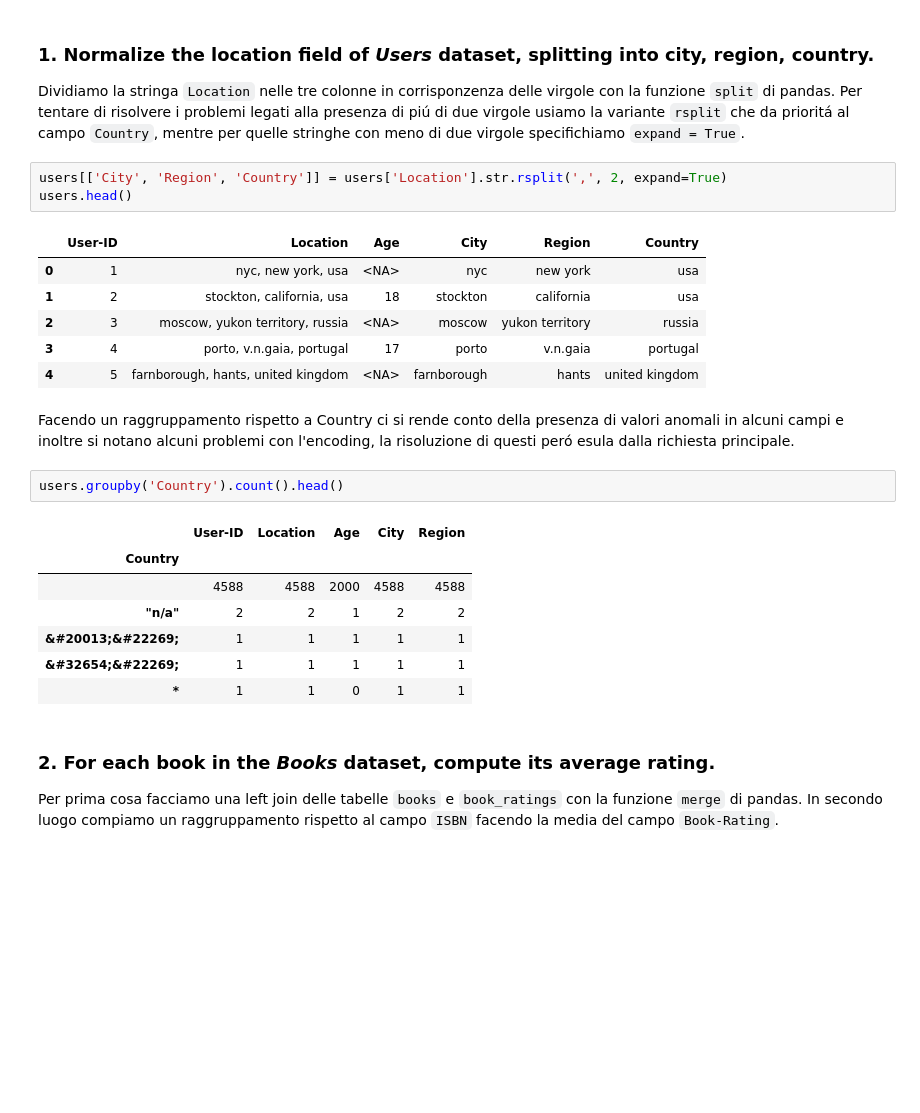
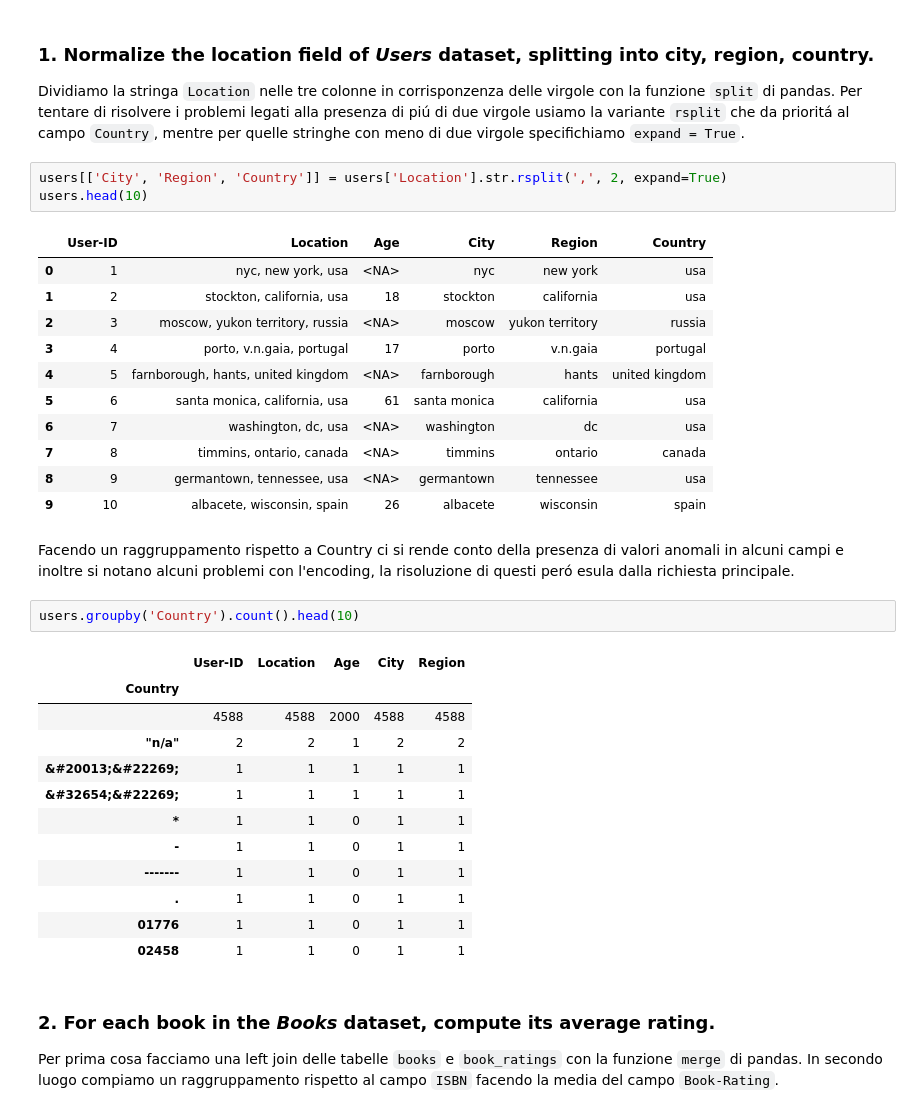
Before and after one commit to gianscuri/Computer_Science_Project_Pandas, a Jupyter notebook: progetto-2021.ipynb, the cells around one changed output. Drawn from its saved outputs; the diff is of its cells as text; blank space fills up the shorter version.

```diff
--- a/progetto-2021.ipynb
+++ b/progetto-2021.ipynb
@@ -147,18 +147,23 @@ goodbooks[goodbooks['isbn'].str.contains("\W+", regex = True)]
 Dividiamo la stringa `Location` nelle tre colonne in corrisponzenza delle virgole con la funzione `split` di pandas. Per tentare di risolvere i problemi legati alla presenza di piú di due virgole usiamo la variante `rsplit` che da prioritá al campo `Country`, mentre per quelle stringhe con meno di due virgole specifichiamo `expand = True`.
 # %%
 users[['City', 'Region', 'Country']] = users['Location'].str.rsplit(',', 2, expand=True)
-users.head()
+users.head(10)
 # %% [output]
 |  | User-ID | Location | Age | City | Region | Country |
 | 0 | 1 | nyc, new york, usa | <NA> | nyc | new york | usa |
 | 1 | 2 | stockton, california, usa | 18 | stockton | california | usa |
 | 2 | 3 | moscow, yukon territory, russia | <NA> | moscow | yukon territory | russia |
 | 3 | 4 | porto, v.n.gaia, portugal | 17 | porto | v.n.gaia | portugal |
 | 4 | 5 | farnborough, hants, united kingdom | <NA> | farnborough | hants | united kingdom |
+| 5 | 6 | santa monica, california, usa | 61 | santa monica | california | usa |
+| 6 | 7 | washington, dc, usa | <NA> | washington | dc | usa |
+| 7 | 8 | timmins, ontario, canada | <NA> | timmins | ontario | canada |
+| 8 | 9 | germantown, tennessee, usa | <NA> | germantown | tennessee | usa |
+| 9 | 10 | albacete, wisconsin, spain | 26 | albacete | wisconsin | spain |
 # %% [markdown]
 Facendo un raggruppamento rispetto a Country ci si rende conto della presenza di valori anomali in alcuni campi e inoltre si notano alcuni problemi con l'encoding, la risoluzione di questi peró esula dalla richiesta principale.
 # %%
-users.groupby('Country').count().head()
+users.groupby('Country').count().head(10)
 # %% [output]
 |  | User-ID | Location | Age | City | Region |
 | Country |  |  |  |  |  |
@@ -167,6 +172,11 @@ users.groupby('Country').count().head()
 | &#20013;&#22269; | 1 | 1 | 1 | 1 | 1 |
 | &#32654;&#22269; | 1 | 1 | 1 | 1 | 1 |
 | * | 1 | 1 | 0 | 1 | 1 |
+| - | 1 | 1 | 0 | 1 | 1 |
+| ------- | 1 | 1 | 0 | 1 | 1 |
+| . | 1 | 1 | 0 | 1 | 1 |
+| 01776 | 1 | 1 | 0 | 1 | 1 |
+| 02458 | 1 | 1 | 0 | 1 | 1 |
 # %% [markdown]
 ### 2. For each book in the *Books* dataset, compute its average rating.
 
```
Also changed, not shown: parts of 13 cells of this notebook, 1 other file.
